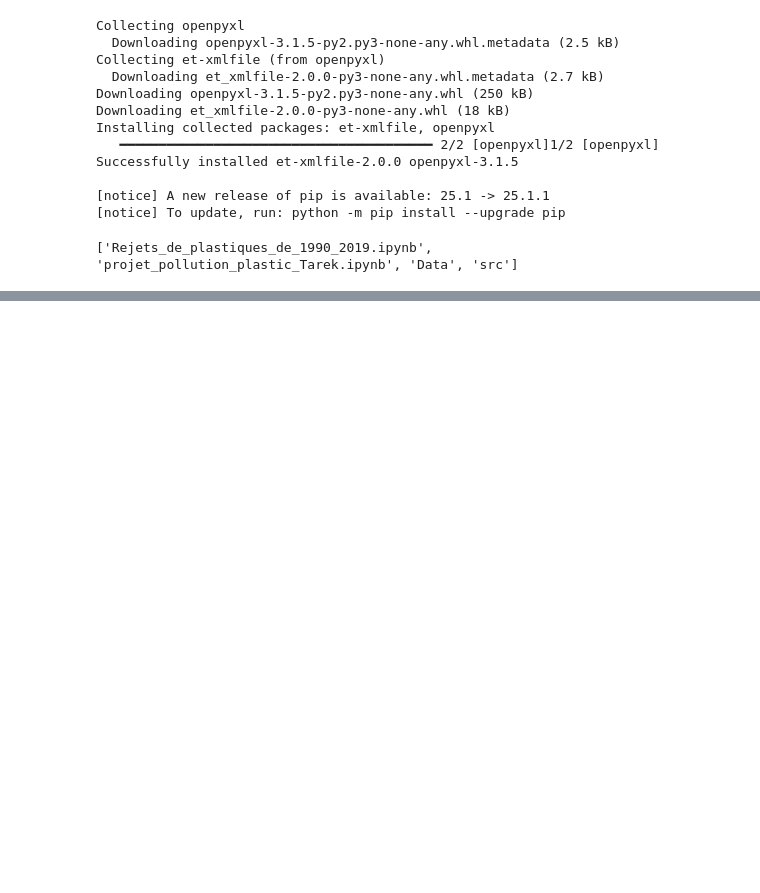
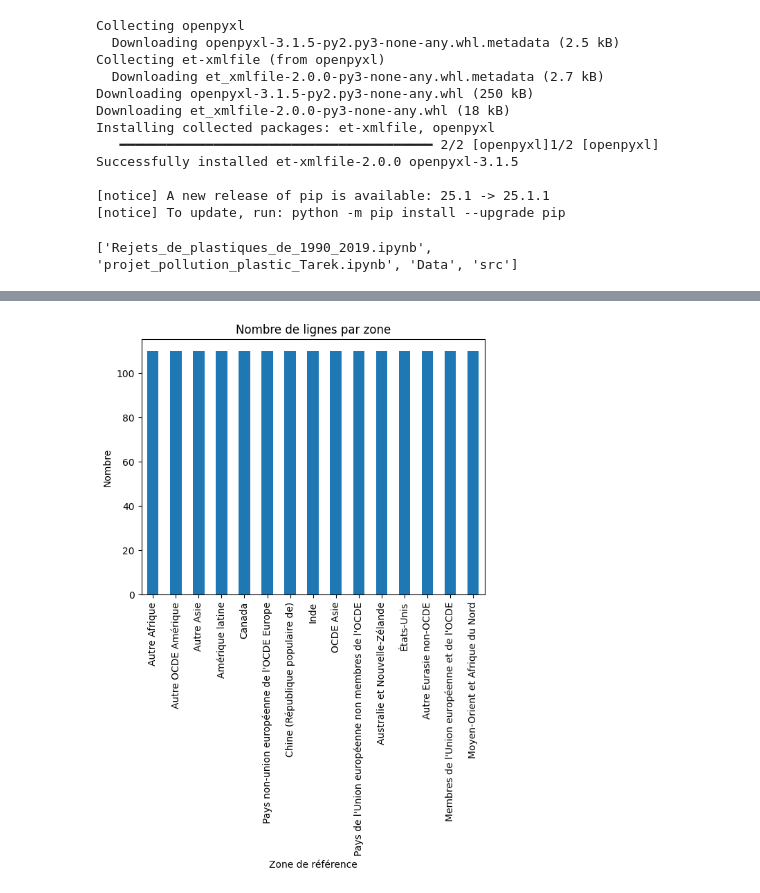
Before and after one commit to Mias21/projet_pollution_plastic, a Jupyter notebook: Notebook_Tarek/Rejets_de_plastiques_de_1990_2019.ipynb, the cells around one changed output, grey strips where cells are left out. Drawn from its saved outputs; the diff is of its cells as text; code cells hidden in the pictures; blank space fills up the shorter version.

```diff
--- a/Notebook_Tarek/Rejets_de_plastiques_de_1990_2019.ipynb
+++ b/Notebook_Tarek/Rejets_de_plastiques_de_1990_2019.ipynb
@@ -26,0 +49,7 @@ df = pd.read_excel('Data/Rejets_de_plastiques_de_1990_2019.xlsx')
+# %%
+import pandas as pd
+import os
+
+filepath = os.path.join('Data', 'Rejets_de_plastiques_de_1990_2019.xlsx')
+df = pd.read_excel(filepath)
+df.head()
@@ -26,0 +200,10 @@ df = pd.read_excel('Data/Rejets_de_plastiques_de_1990_2019.xlsx')
+# %%
+import matplotlib.pyplot as plt
+
+df['Zone de référence'].value_counts().plot(kind='bar')
+plt.title('Nombre de lignes par zone')
+plt.xlabel('Zone de référence')
+plt.ylabel('Nombre')
+plt.show()
+# %% [output]
+[figure, added]
```
Also changed, not shown: parts of 39 cells of this notebook, 4 other files.
